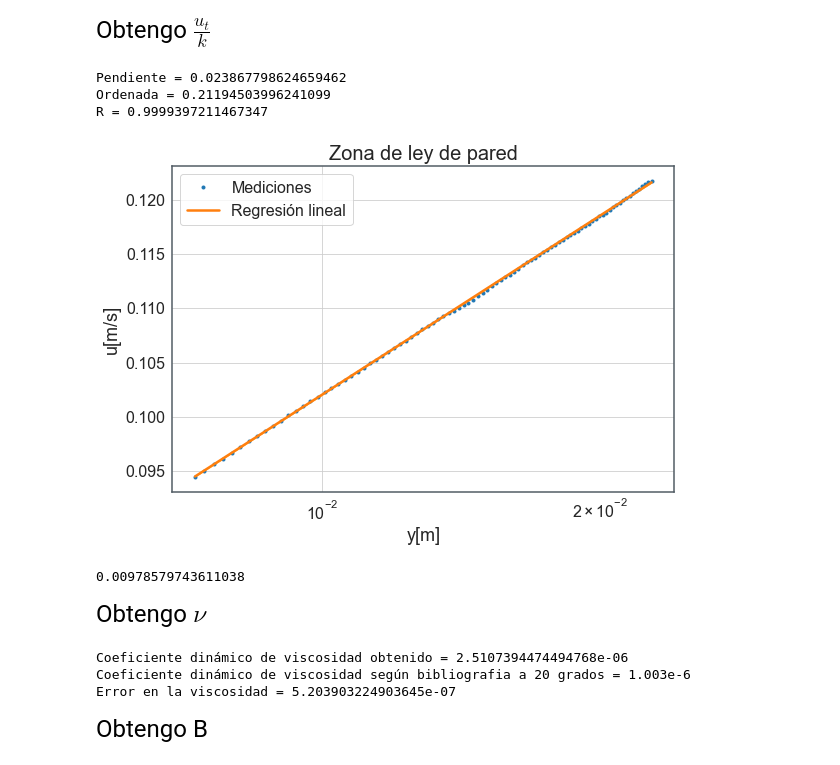
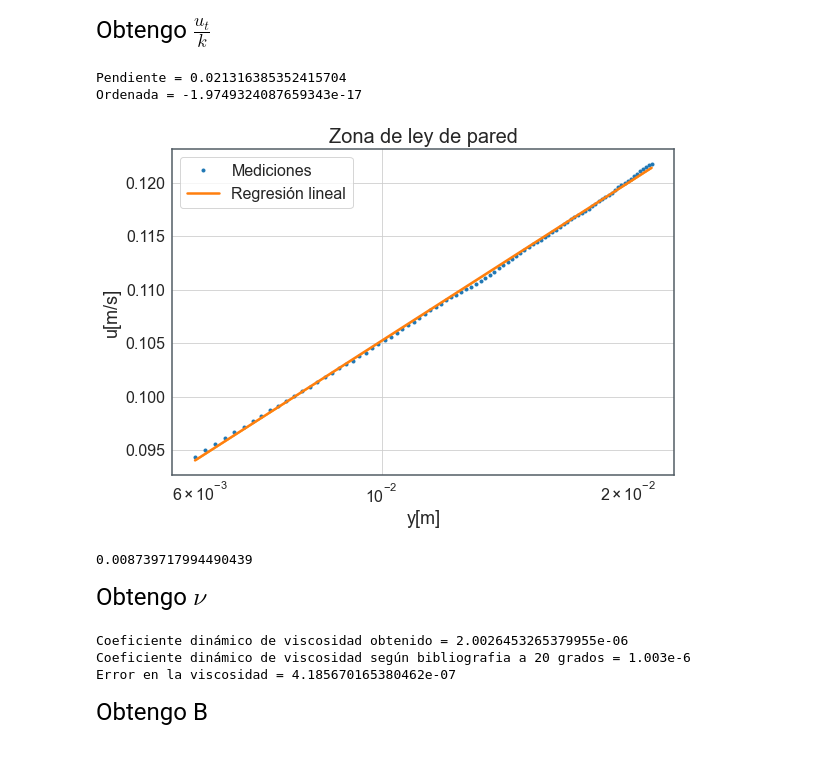
Before and after one commit to francescocamussoni/Lab-IB, a Jupyter notebook: fluid_mechanics.ipynb, the cells around one changed output. Saved outputs shown, nothing was run; the diff lists cells and outputs as text; code cells hidden in the pictures.

```diff
--- a/fluid_mechanics.ipynb
+++ b/fluid_mechanics.ipynb
@@ -182,54 +182,53 @@ plt.show()
 # %%
 p_w, cov_w = np.polyfit(np.log(Yw)-np.mean(np.log(Yw)), Uw-np.mean(Uw), 1, cov=True)
 cov_w = np.sqrt(cov_w)
 aj_w = np.polyval(p_w, np.log(Yw)-np.mean(np.log(Yw)))+np.mean(Uw)
 er_w = np.sqrt(cov_w[0,0]**2*(aj_w+cov_w[1,1])**2)
-print('Pendiente = {}\nOrdenada = {}\nR = {}'.format(coefs_w.slope, coefs_w.intercept, coefs_w.rvalue))
+print('Pendiente = {}\nOrdenada = {}'.format(p_w[0], p_w[1]))
 
 fig = plt.figure(figsize=(9,6))
 # ax1 = plt.subplot(121)
 # ax1.scatter(Yw, Uw, label='Mediciones', s=10)
-# ax1.plot(Yw, np.log(Yw)*coefs_w.slope+coefs_w.intercept, label='Regresión lineal', color='C1')
+# ax1.plot(Yw, np.log(Yw)*p_w[0]+p_w[1], label='Regresión lineal', color='C1')
 # ax1.set_xlabel('y[m]')
 # ax1.set_ylabel('u[m/s]')
 # ax1.set_title('Lineal')
 # ax1.legend()
 ax2 = plt.subplot(111)
 ax2.fill_between(Yw, aj_w+er_w, aj_w-er_w, color='orange', alpha=0.5)
 ax2.semilogx(Yw, Uw, '.', label='Mediciones')
-ax2.semilogx(Yw, np.log(Yw)*coefs_w.slope+coefs_w.intercept, label='Regresión lineal')
+ax2.semilogx(Yw, (np.log(Yw)-np.mean(np.log(Yw)))*p_w[0]+p_w[1]+np.mean(Uw), label='Regresión lineal')
 ax2.set_xlabel('y[m]')
 ax2.set_ylabel('u[m/s]')
 ax2.set_title('Zona de ley de pared')
 ax2.legend()
 #plt.suptitle('Velocidad axial en funcion de la altura, zona ley de pared')
 plt.savefig('Ajuste_lineal_wall_law.pdf', format='pdf')
 plt.show()
 
-Ut_k = coefs_w.slope
+Ut_k = p_w[0]
 k = 0.41
 Ut = Ut_k*k
-y0 = np.exp(coefs_w.intercept/Ut_k)
+y0 = np.exp(p_w[0]/Ut_k)
 # %% [output]
-Pendiente = 0.023867798624659462
-Ordenada = 0.21194503996241099
-R = 0.9999397211467347
+Pendiente = 0.021316385352415704
+Ordenada = -1.9749324087659343e-17
-[figure, old version]
+[figure, new version]
 # %%
 Ut
 # %% [output]
-0.00978579743611038
+0.008739717994490439
 # %% [markdown]
 <font size="5">Obtengo $\nu$</font>
 # %%
-nu = Ut**2*coefs_v.slope
+nu = Ut**2*p_v[0]
 print('Coeficiente dinámico de viscosidad obtenido = {}'.format(nu))
 print('Coeficiente dinámico de viscosidad según bibliografia a 20 grados = 1.003e-6')
-print('Error en la viscosidad = {}'. format(np.sqrt((2*coefs_w.slope*coefs_v.slope*coefs_w.stderr)**2+(coefs_w.slope**2*coefs_v.stderr)**2)))
+print('Error en la viscosidad = {}'. format(np.sqrt((2*p_w[0]*p_v[0]*cov_w[0,0])**2+(p_w[0]**2*cov_v[0,0])**2)))
 # %% [output]
-Coeficiente dinámico de viscosidad obtenido = 2.5107394474494768e-06
+Coeficiente dinámico de viscosidad obtenido = 2.0026453265379955e-06
 Coeficiente dinámico de viscosidad según bibliografia a 20 grados = 1.003e-6
-Error en la viscosidad = 5.203903224903645e-07
+Error en la viscosidad = 4.185670165380462e-07
 # %% [markdown]
 <font size="5">Obtengo B</font>
 # %%
```
Also changed, not shown: parts of 5 cells of this notebook.
